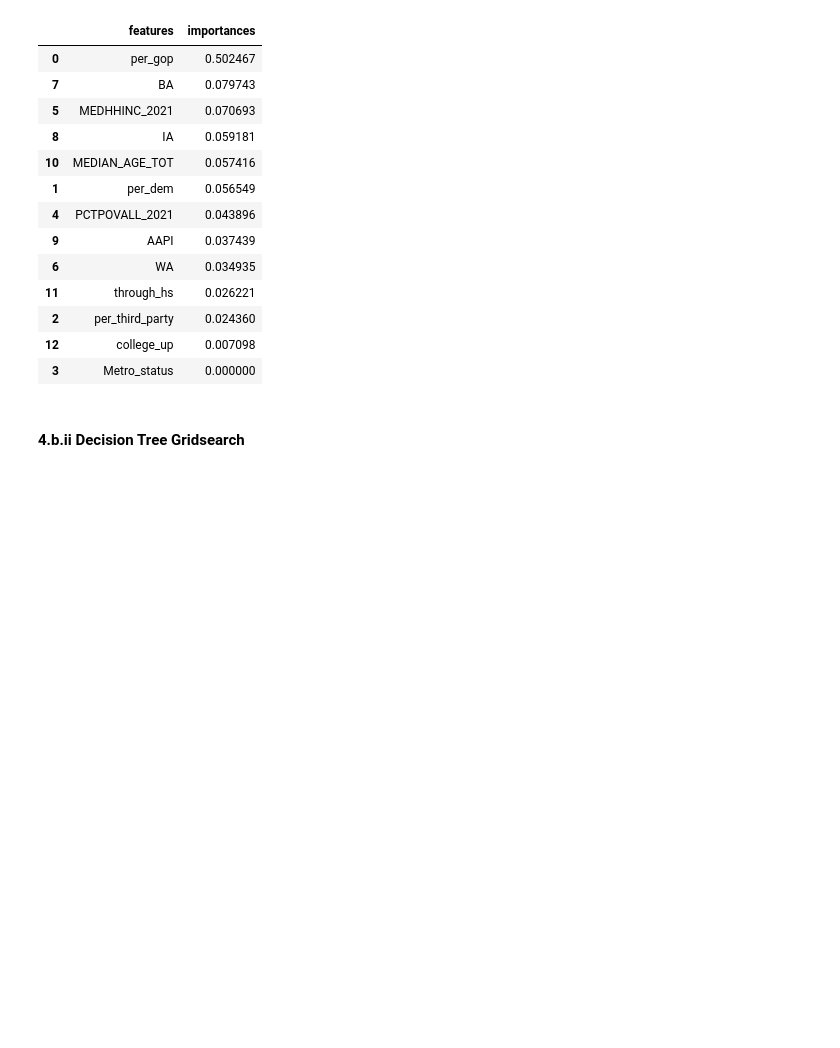
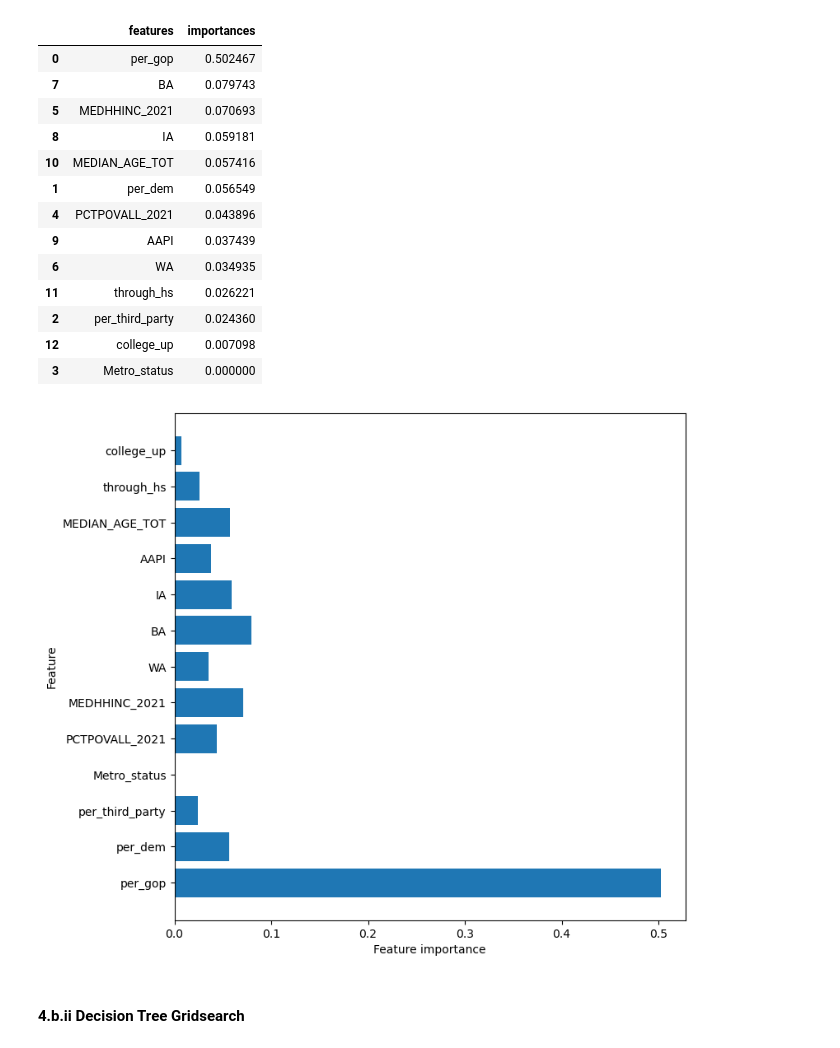
Before and after one commit to natehiatt/covid_vax_project, a Jupyter notebook: Final.ipynb, the cells around one changed output. Cells and saved outputs as stored; diff of their text form; code cells hidden in the pictures; blank space fills up the shorter version.

Commit message:
adding images and saving updates to final

```diff
--- a/Final.ipynb
+++ b/Final.ipynb
@@ -1215,6 +1215,10 @@ get_feature_importances(dt_pipe['dt'], X)
 | 2 | per_third_party | 0.024360 |
 | 12 | college_up | 0.007098 |
 | 3 | Metro_status | 0.000000 |
+# %%
+plot_feature_importances(dt_pipe['dt'], X)
+# %% [output]
+[figure, added]
 # %% [markdown]
 #### 4.b.ii Decision Tree Gridsearch
 # %%
```
Also changed, not shown: parts of 4 cells of this notebook, 3 other files.
